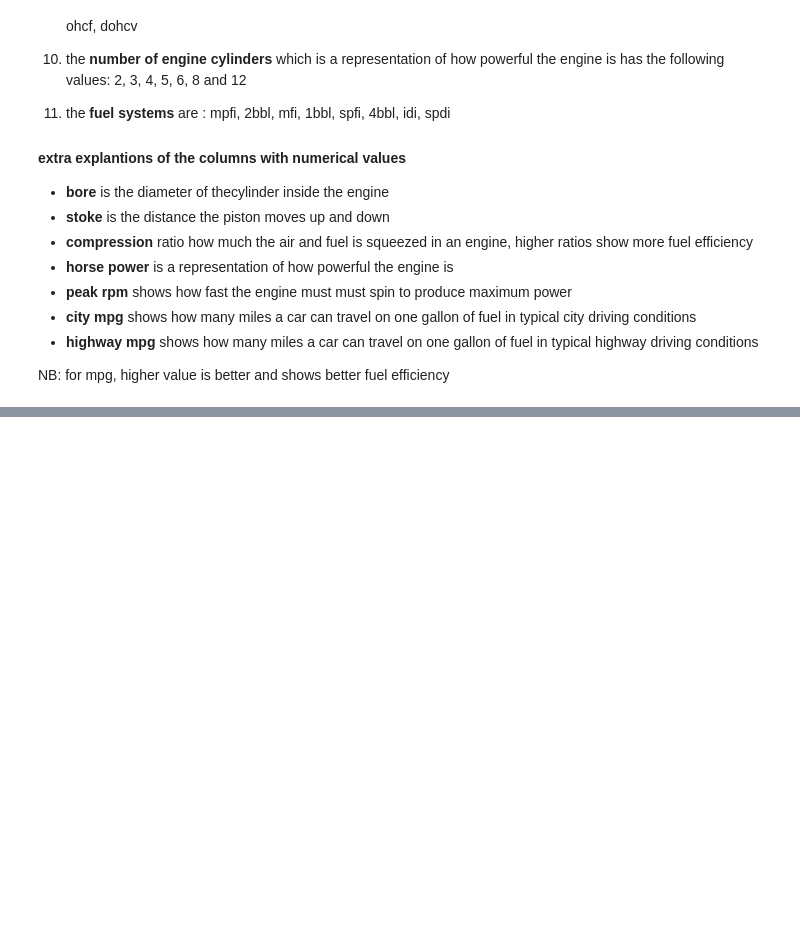
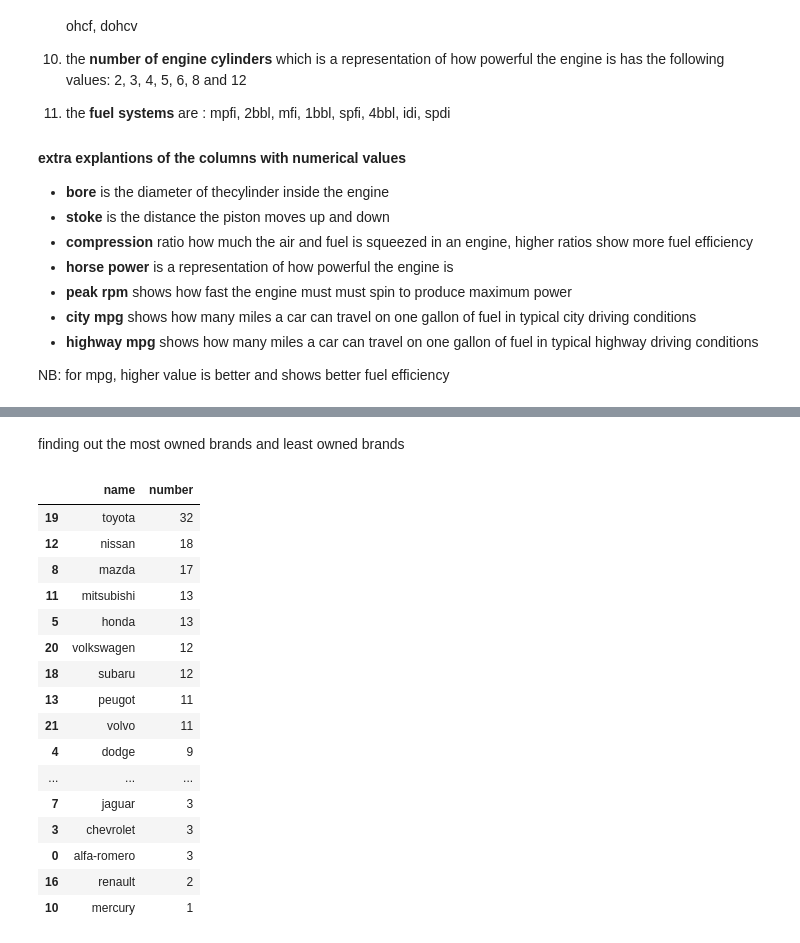
Before and after one commit to kasuleBS/automobile_analysis, a Jupyter notebook: analysis_file.ipynb, the cells around one changed output, grey strips where cells are left out. Drawn from its saved outputs; the diff is of its cells as text; code cells hidden in the pictures; blank space fills up the shorter version.

```diff
--- a/analysis_file.ipynb
+++ b/analysis_file.ipynb
@@ -554,0 +590,29 @@ automobile_df.describe()
+# %%
+cars_list = []
+for val in automobile_xtics_df['make'].unique():
+    brand_total = automobile_xtics_df[automobile_xtics_df['make'] == val].make.count()
+    cars_list.append([val,brand_total])
+
+cars_df= pd.DataFrame(cars_list, columns=['name','number'])
+# %% [markdown]
+finding out the most owned brands and least owned brands
+# %%
+cars_df.sort_values('number', ascending=False)
+# %% [output]
+|  | name | number |
+| 19 | toyota | 32 |
+| 12 | nissan | 18 |
+| 8 | mazda | 17 |
+| 11 | mitsubishi | 13 |
+| 5 | honda | 13 |
+| 20 | volkswagen | 12 |
+| 18 | subaru | 12 |
+| 13 | peugot | 11 |
+| 21 | volvo | 11 |
+| 4 | dodge | 9 |
+| ... | ... | ... |
+| 7 | jaguar | 3 |
+| 3 | chevrolet | 3 |
+| 0 | alfa-romero | 3 |
+| 16 | renault | 2 |
+| 10 | mercury | 1 |
```
Also changed, not shown: parts of 40 cells of this notebook.
